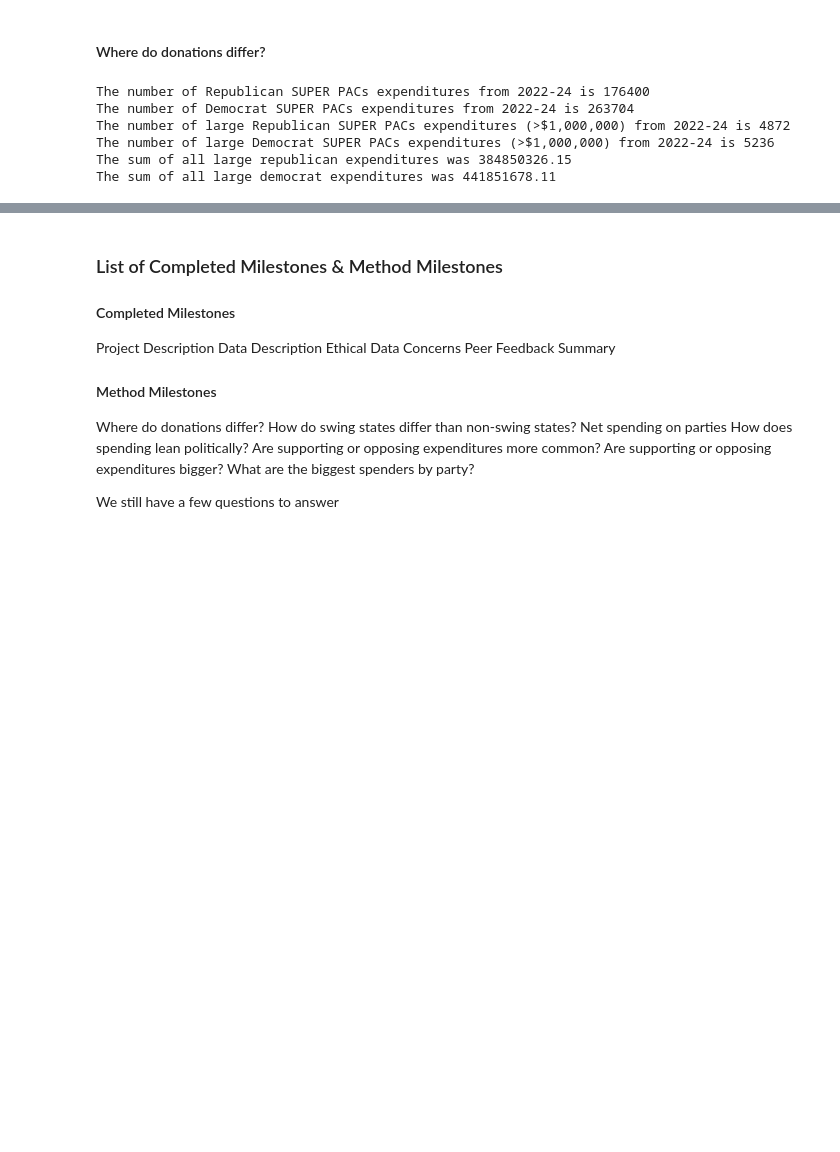
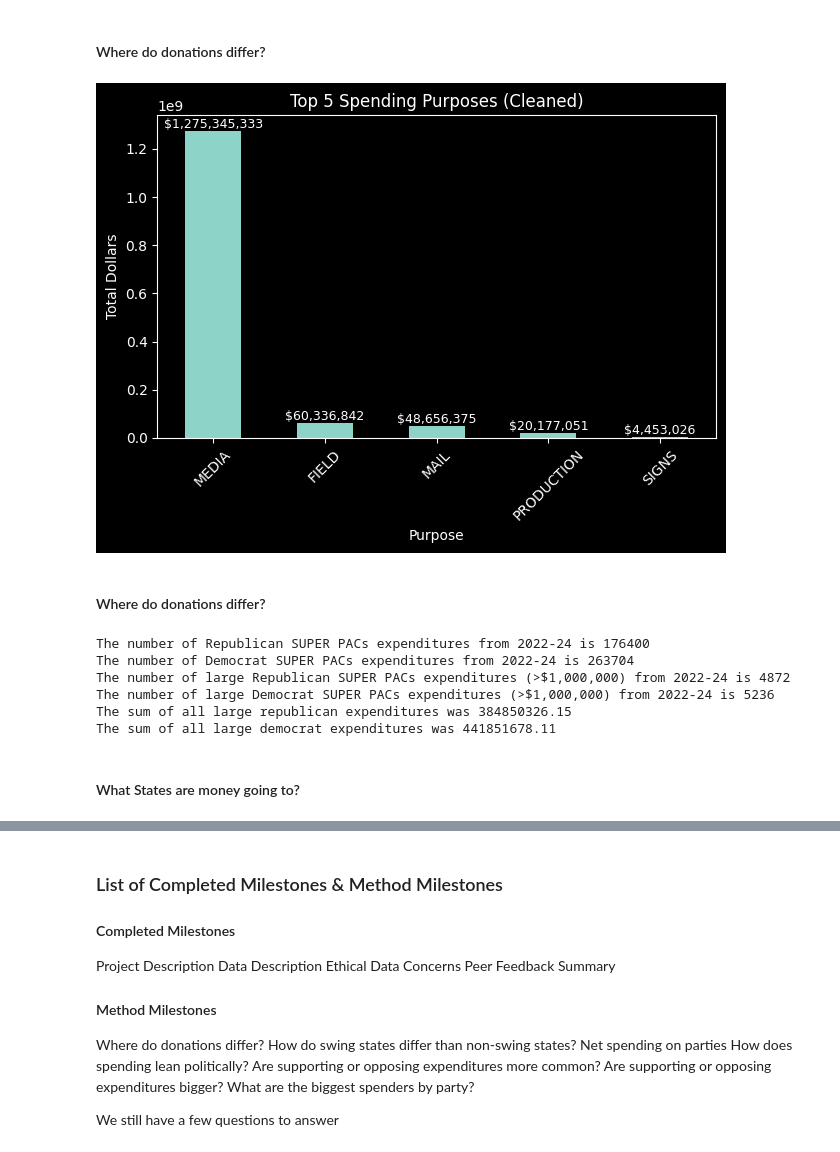
Before and after one commit to magicdracon/Data-Science-Final-Project, a Jupyter notebook: main.ipynb, the cells around one changed output, grey strips where cells are left out. Saved outputs shown, nothing was run; the diff lists cells and outputs as text; code cells hidden in the pictures; blank space fills up the shorter version.

```diff
--- a/main.ipynb
+++ b/main.ipynb
@@ -604,5 +679,33 @@ plt.show()
 # %% [markdown]
 #### Where do donations differ?
+# %%
+# Apply cleaning
+expendituresDataFrame["pur_clean"] = expendituresDataFrame["pur"].apply(clean_purpose)
+
+# Group by cleaned purpose and sum spending
+purpose_spending = expendituresDataFrame.groupby("pur_clean")["exp_amo"].sum()
+
+# Get top 5 cleaned purposes
+top5_purposes = purpose_spending.sort_values(ascending=False).head(5)
+
+# Plot
+ax = top5_purposes.plot(kind="bar")
+
+plt.title("Top 5 Spending Purposes (Cleaned)")
+plt.xlabel("Purpose")
+plt.ylabel("Total Dollars")
+plt.xticks(rotation=45)
+
+# Add dollar labels above bars
+for i, value in enumerate(top5_purposes):
+    ax.text(i, value, f"${value:,.0f}", ha="center", va="bottom", fontsize=9)
+
+plt.tight_layout()
+plt.show()
+# %% [output]
+[figure, added]
+# %% [markdown]
+#### Where do donations differ?
 # %%
 print("The number of Republican SUPER PACs expenditures from 2022-24 is " + str(republicanExpendituresDataFrame.size))
 print("The number of Democrat SUPER PACs expenditures from 2022-24 is " + str(democratExpendituresDataFrame.size))
@@ -627,3 +730,5 @@ The number of large Republican SUPER PACs expenditures (>$1,000,000) from 2022-2
 The number of large Democrat SUPER PACs expenditures (>$1,000,000) from 2022-24 is 5236
 The sum of all large republican expenditures was 384850326.15
 The sum of all large democrat expenditures was 441851678.11
+# %% [markdown]
+#### What States are money going to?
```
Also changed, not shown: parts of 6 cells of this notebook.
